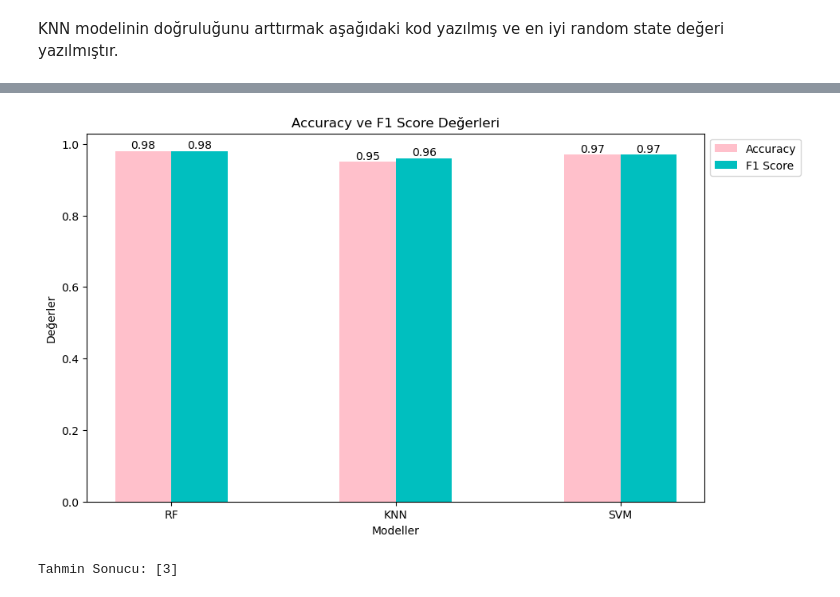
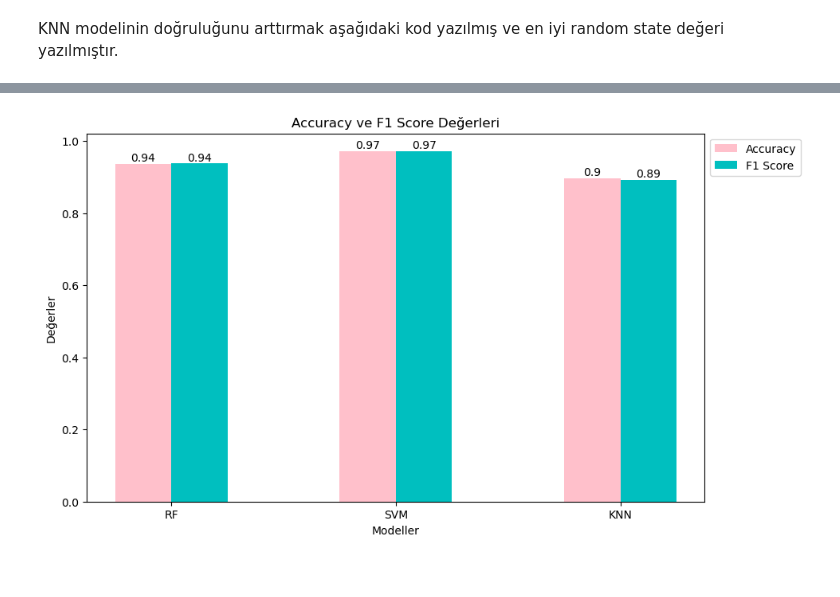
Before and after one commit to Tubaakbas/OBESITY-ML-PROJECT, a Jupyter notebook: obesity-ml-project.ipynb, the cells around one changed output, grey strips where cells are left out. Cells and saved outputs as stored; diff of their text form; code cells hidden in the pictures.

Commit message:
updated view and model

```diff
--- a/obesity-ml-project.ipynb
+++ b/obesity-ml-project.ipynb
@@ -782,8 +803,8 @@ Mevcut Random Stade: 3707 En İyi Doğruluk Değeri:  0.9066036680336843 En İyi
 # %%
 # Veriler
-accuracy_values = [0.98, 0.95, 0.97]
-f1_score_values = [0.98, 0.96, 0.97]
-modeller = ['RF', 'KNN', 'SVM']
+accuracy_values = [0.9375, 0.9724, 0.8975]
+f1_score_values = [0.9379, 0.9725, 0.8933]
+modeller = ['RF', 'SVM', 'KNN']
 # Genişliği ayarlamak için bir figür oluşturun
 fig, ax = plt.subplots(figsize=(10, 6))
 
@@ -792,41 +813,31 @@ bar_width = 0.25
 
 # X eksenindeki konumları belirleme
 index = np.arange(len(modeller))
 
 # Barları çizin
 bar1 = ax.bar(index, accuracy_values, bar_width, label='Accuracy', color='pink')
 bar2 = ax.bar(index + bar_width, f1_score_values, bar_width, label='F1 Score', color='c')
 
 # isimlendirmeler
 ax.set_xlabel('Modeller')
 ax.set_ylabel('Değerler')
 ax.set_title('Accuracy ve F1 Score Değerleri')
 ax.set_xticks(index + bar_width / 2)
 ax.set_xticklabels(modeller)
 
 # Barların üzerine değerleri ekleme
 for bar in bar1:
     yval = bar.get_height()
     plt.text(bar.get_x() + bar.get_width()/2, yval, round(yval, 2), ha='center', va='bottom')
 
 for bar in bar2:
     yval = bar.get_height()
     plt.text(bar.get_x() + bar.get_width()/2, yval, round(yval, 2), ha='center', va='bottom')
 
 # Legend'ı dışa yerleştirin
 plt.legend(loc='upper left', bbox_to_anchor=(1, 1))
 
 # Grafikleri gösterin
 plt.show()
 # %% [output]
-[figure, old version]
+[figure, new version]
-# %%
-# giriş verileri
-new_data = np.array([33, 1.70, 83, 1, 1, 2, 2, 1, 0, 2, 0, 2, 0, 0, 28, 2, True, False, False, False, False]).reshape(1, -1)
-# Tahmin yapma
-predicted_label = svm_model.predict(new_data)
-
-# Tahmin sonucunu yazdırma
-print("Tahmin Sonucu:", predicted_label)
-# %% [output]
-Tahmin Sonucu: [3]
```
Also changed, not shown: parts of 18 cells of this notebook.
